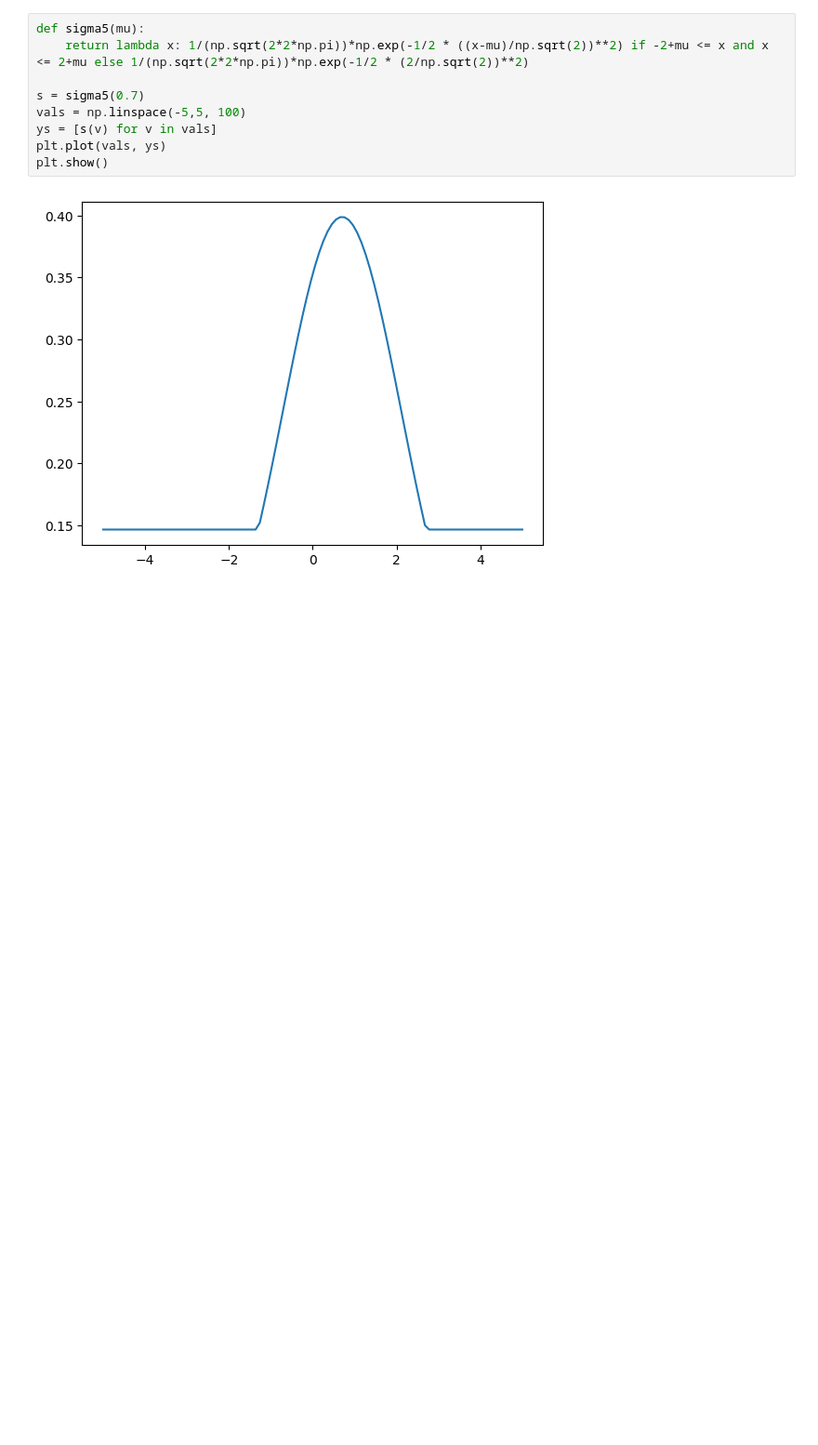
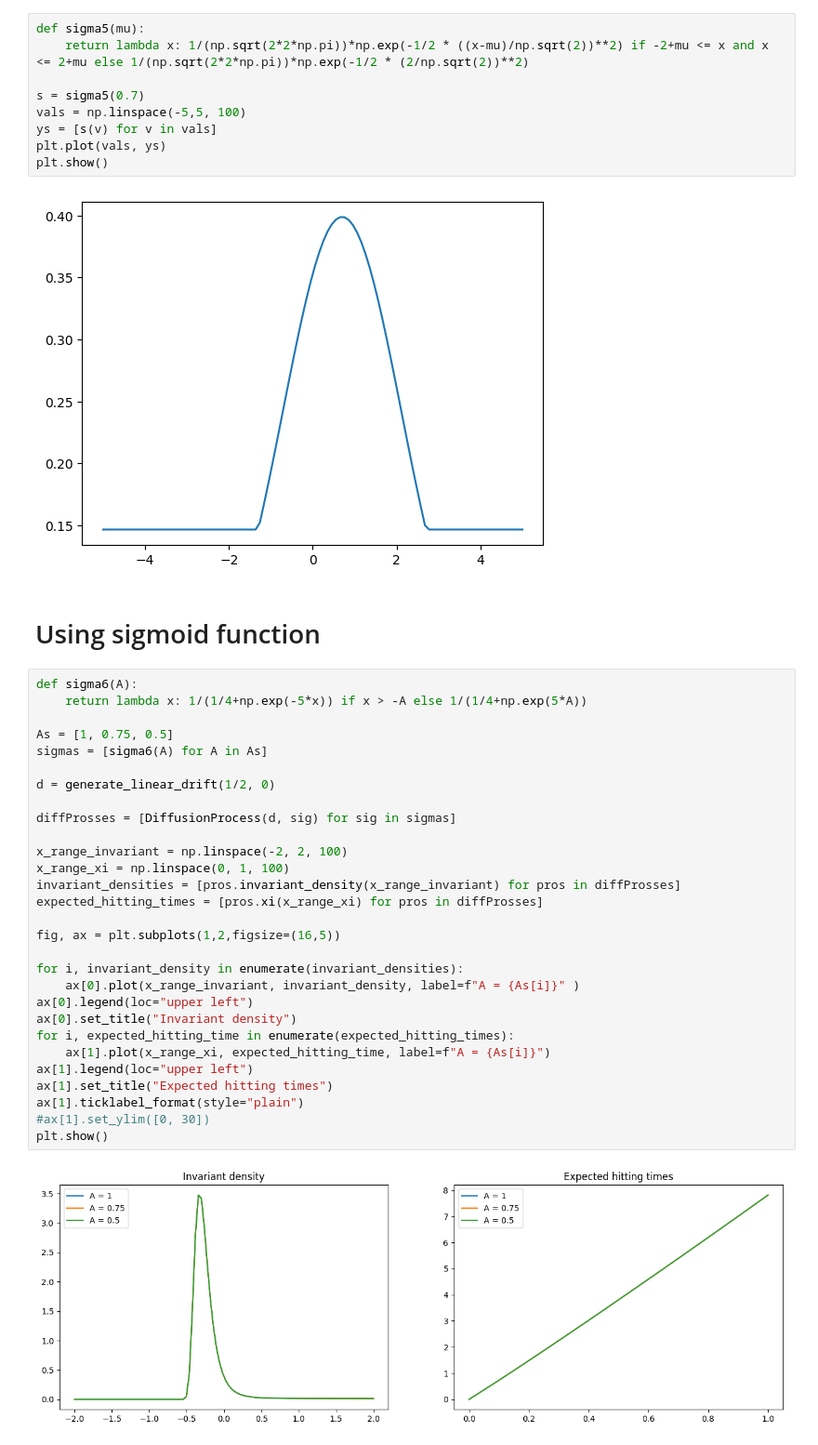
Before and after one commit to RasmusBrostroem/Data-driven-algorithms-for-Impulse-control-problem-Thesis, a Jupyter notebook: TestingDiffusionCoefficients.ipynb, the cells around one changed output. Shown at 93% size. Cells and saved outputs as stored; diff of their text form; blank space fills up the shorter version.

```diff
--- a/TestingDiffusionCoefficients.ipynb
+++ b/TestingDiffusionCoefficients.ipynb
@@ -256,3 +257,36 @@ plt.plot(vals, ys)
 plt.show()
 # %% [output]
 [figure]
+# %% [markdown]
+# Using sigmoid function
+# %%
+def sigma6(A):
+    return lambda x: 1/(1/4+np.exp(-5*x)) if x > -A else 1/(1/4+np.exp(5*A))
+
+As = [1, 0.75, 0.5]
+sigmas = [sigma6(A) for A in As]
+
+d = generate_linear_drift(1/2, 0)
+
+diffProsses = [DiffusionProcess(d, sig) for sig in sigmas]
+
+x_range_invariant = np.linspace(-2, 2, 100)
+x_range_xi = np.linspace(0, 1, 100)
+invariant_densities = [pros.invariant_density(x_range_invariant) for pros in diffProsses]
+expected_hitting_times = [pros.xi(x_range_xi) for pros in diffProsses]
+
+fig, ax = plt.subplots(1,2,figsize=(16,5))
+
+for i, invariant_density in enumerate(invariant_densities):
+    ax[0].plot(x_range_invariant, invariant_density, label=f"A = {As[i]}" )
+ax[0].legend(loc="upper left")
+ax[0].set_title("Invariant density")
+for i, expected_hitting_time in enumerate(expected_hitting_times):
+    ax[1].plot(x_range_xi, expected_hitting_time, label=f"A = {As[i]}")
+ax[1].legend(loc="upper left")
+ax[1].set_title("Expected hitting times")
+ax[1].ticklabel_format(style="plain")
+#ax[1].set_ylim([0, 30])
+plt.show()
+# %% [output]
+[figure, added]
```
Also changed, not shown: parts of 7 cells of this notebook.
